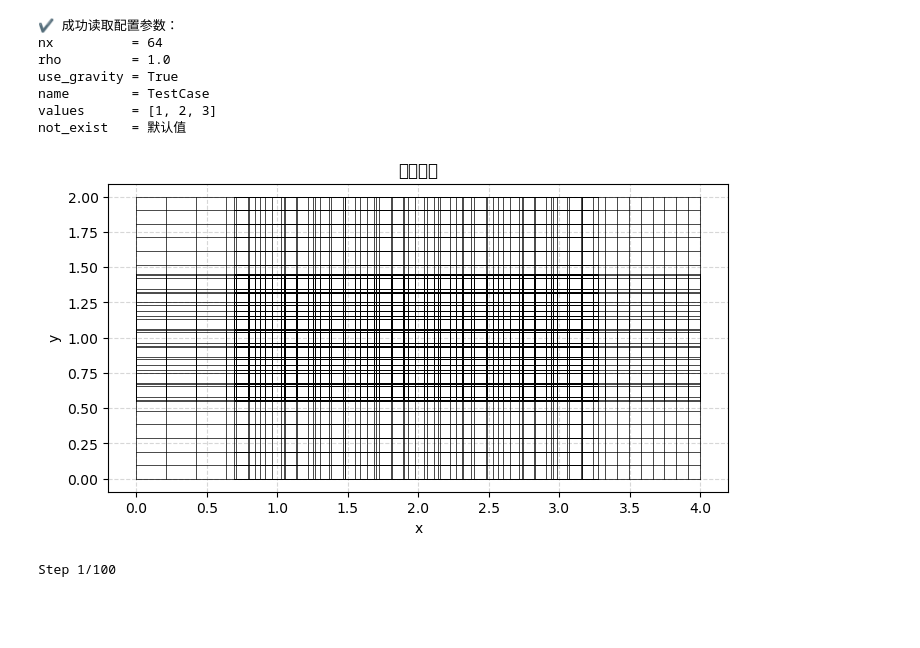
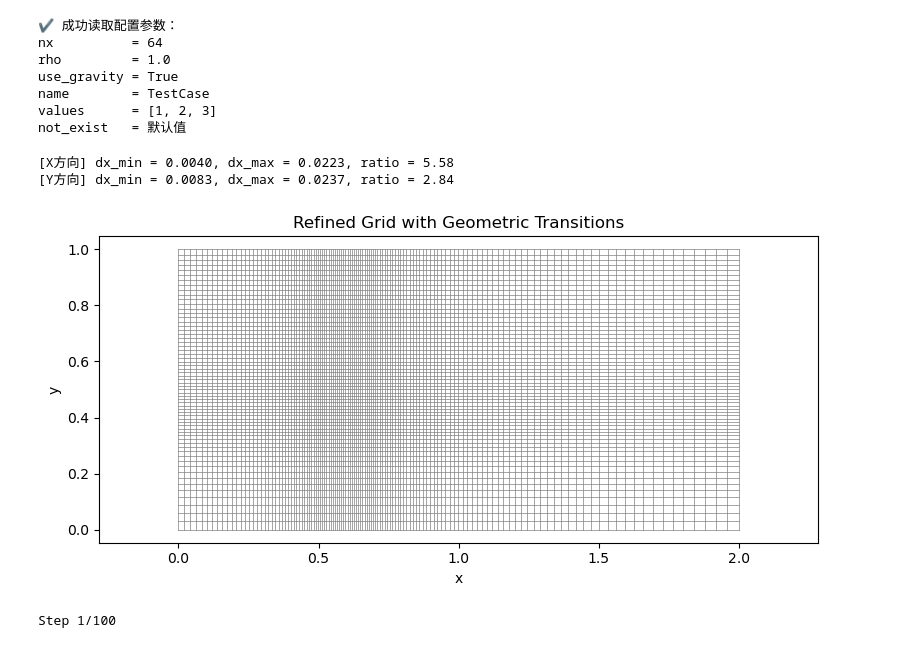
Before and after one commit to WangZW928/PETSc-for-CFD, a Jupyter notebook: FDM/python/2D-FSI/demo2.ipynb, the cells around one changed output. Cells and saved outputs as stored; diff of their text form; code cells hidden in the pictures; blank space fills up the shorter version.

Commit message:
grid subroutine is ok

```diff
--- a/FDM/python/2D-FSI/demo2.ipynb
+++ b/FDM/python/2D-FSI/demo2.ipynb
@@ -121,18 +174,27 @@ class GridGenerator:
         plt.show()
 # %%
 if __name__ == "__main__":
-    nx, ny = 80, 40
-    Lx, Ly = 4.0, 2.0
-
-    x, y = GridGenerator.generate_grid(
-        nx, ny, Lx, Ly,
-        x_refine_range=(0.2, 0.5), x_ratio=6,
-        y_refine_range=(0.4, 0.6), y_ratio=4
+    # 生成2D网格
+    x, y, info_x, info_y = GridGenerator.generate_2d_grid(
+        nx=128, ny=64,               # X和Y方向的网格点数
+        Lx=2.0, Ly=1.0,             # 物理长度（单位：米）
+        refine_x=(0.45, 0.55),      # X方向加密区域物理位置（从 45% 到 55%）
+        refine_y=(0.45, 0.55),      # Y方向加密区域物理位置（从 45% 到 55%）
+        refine_percent=0.2,         # 加密区域占总网格的比例（20%）
+        transition_percent_l=0.3,   # X方向左侧过渡区域占比（40%）
+        transition_percent_r=0.5    # X方向右侧过渡区域占比（40%）
     )
 
+    # 打印输出网格尺寸信息
+    print(f"[X方向] dx_min = {info_x[0]:.4f}, dx_max = {info_x[1]:.4f}, ratio = {info_x[2]:.2f}")
+    print(f"[Y方向] dx_min = {info_y[0]:.4f}, dx_max = {info_y[1]:.4f}, ratio = {info_y[2]:.2f}")
+
+    # 可视化网格结构
     GridGenerator.plot_grid(x, y)
 # %% [output]
+[X方向] dx_min = 0.0040, dx_max = 0.0223, ratio = 5.58
+[Y方向] dx_min = 0.0083, dx_max = 0.0237, ratio = 2.84
-[figure, old version]
+[figure, new version]
 # %%
 # 网格类
 # ============================
```
Also changed, not shown: parts of 1 cell of this notebook.
